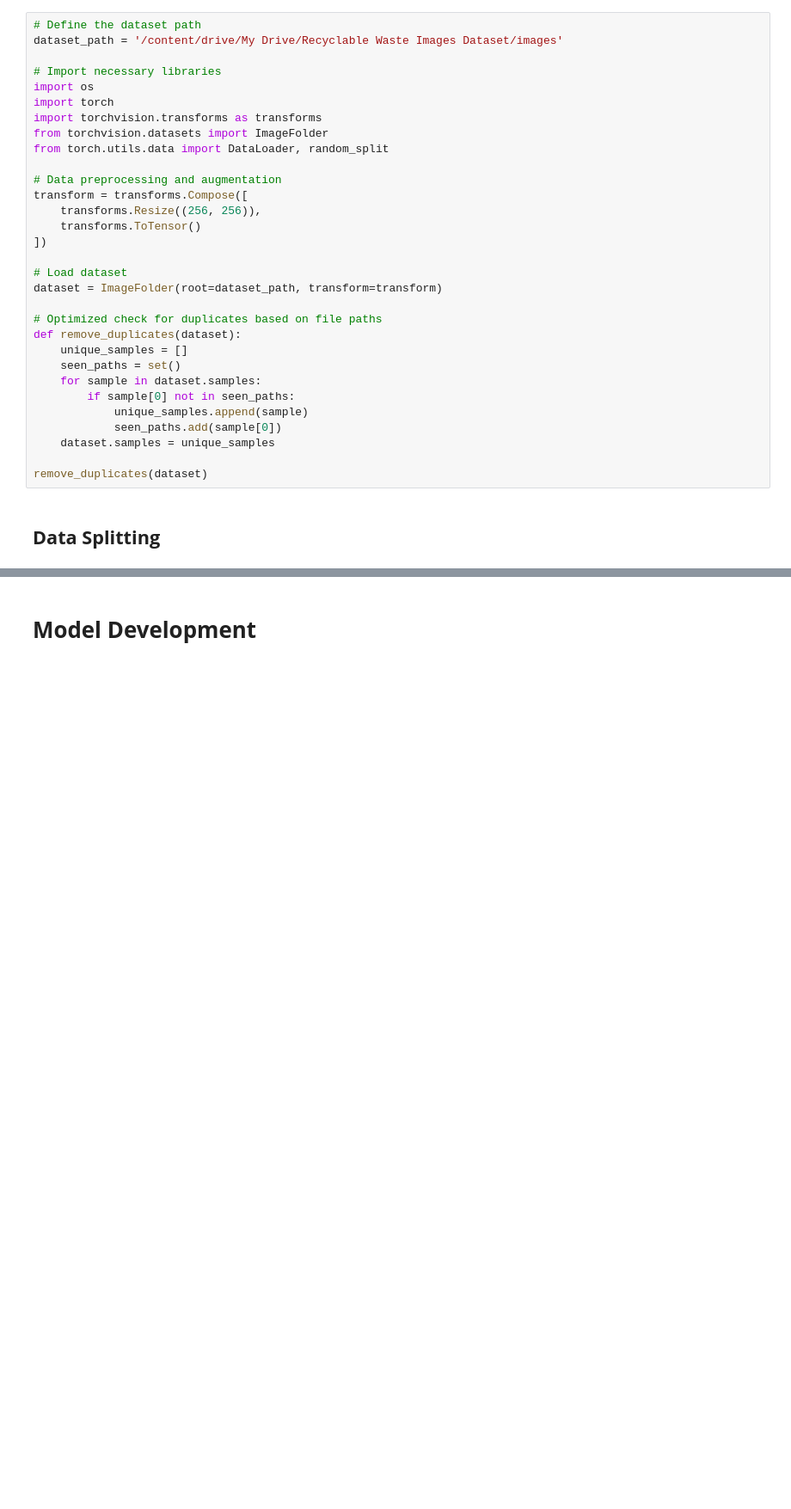
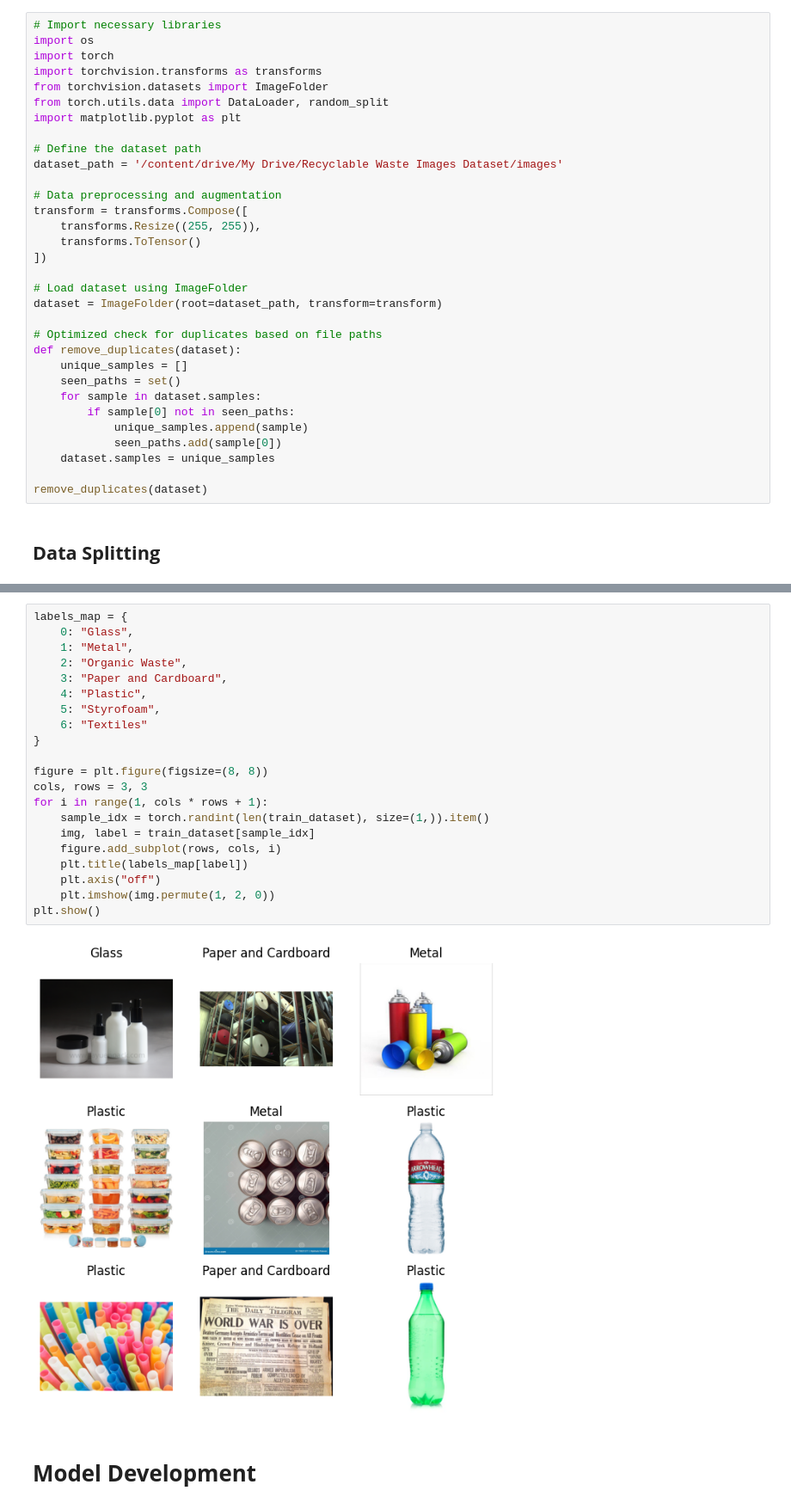
Before and after one commit to themaxempire23/DeepLearning, a Jupyter notebook: Waste_Management_System.ipynb, the cells around one changed output, grey strips where cells are left out. Shown at 86% size. Saved outputs shown, nothing was run; the diff lists cells and outputs as text; blank space fills up the shorter version.

```diff
--- a/Waste_Management_System.ipynb
+++ b/Waste_Management_System.ipynb
@@ -11,23 +11,24 @@ Drive already mounted at /content/drive; to attempt to forcibly remount, call dr
 # %% [markdown]
 ## **Data bold text Loading and Preprocessing**
 # %%
-# Define the dataset path
-dataset_path = '/content/drive/My Drive/Recyclable Waste Images Dataset/images'
-
 # Import necessary libraries
 import os
 import torch
 import torchvision.transforms as transforms
 from torchvision.datasets import ImageFolder
 from torch.utils.data import DataLoader, random_split
+import matplotlib.pyplot as plt
+
+# Define the dataset path
+dataset_path = '/content/drive/My Drive/Recyclable Waste Images Dataset/images'
 
 # Data preprocessing and augmentation
 transform = transforms.Compose([
-    transforms.Resize((256, 256)),
+    transforms.Resize((255, 255)),
     transforms.ToTensor()
 ])
 
-# Load dataset
+# Load dataset using ImageFolder
 dataset = ImageFolder(root=dataset_path, transform=transform)
 
 # Optimized check for duplicates based on file paths
@@ -76,3 +79,26 @@ test_loader = DataLoader(test_dataset, batch_size=32, shuffle=False)
+# %%
+labels_map = {
+    0: "Glass",
+    1: "Metal",
+    2: "Organic Waste",
+    3: "Paper and Cardboard",
+    4: "Plastic",
+    5: "Styrofoam",
+    6: "Textiles"
+}
+
+figure = plt.figure(figsize=(8, 8))
+cols, rows = 3, 3
+for i in range(1, cols * rows + 1):
+    sample_idx = torch.randint(len(train_dataset), size=(1,)).item()
+    img, label = train_dataset[sample_idx]
+    figure.add_subplot(rows, cols, i)
+    plt.title(labels_map[label])
+    plt.axis("off")
+    plt.imshow(img.permute(1, 2, 0))
+plt.show()
+# %% [output]
+[figure, added]
 # %% [markdown]
 # **Model Development**
 # %%
```
Also changed, not shown: parts of 3 cells of this notebook.
